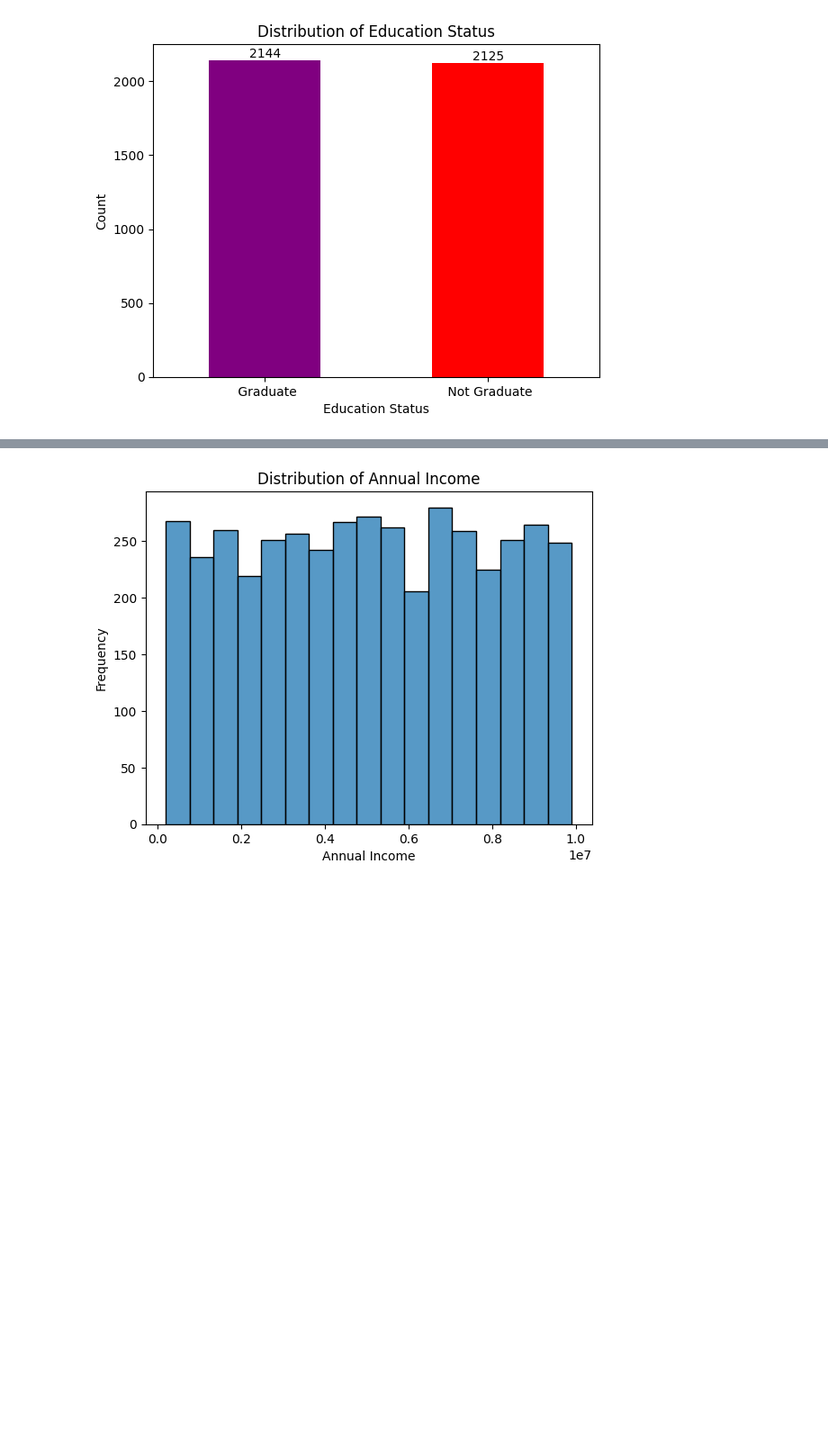
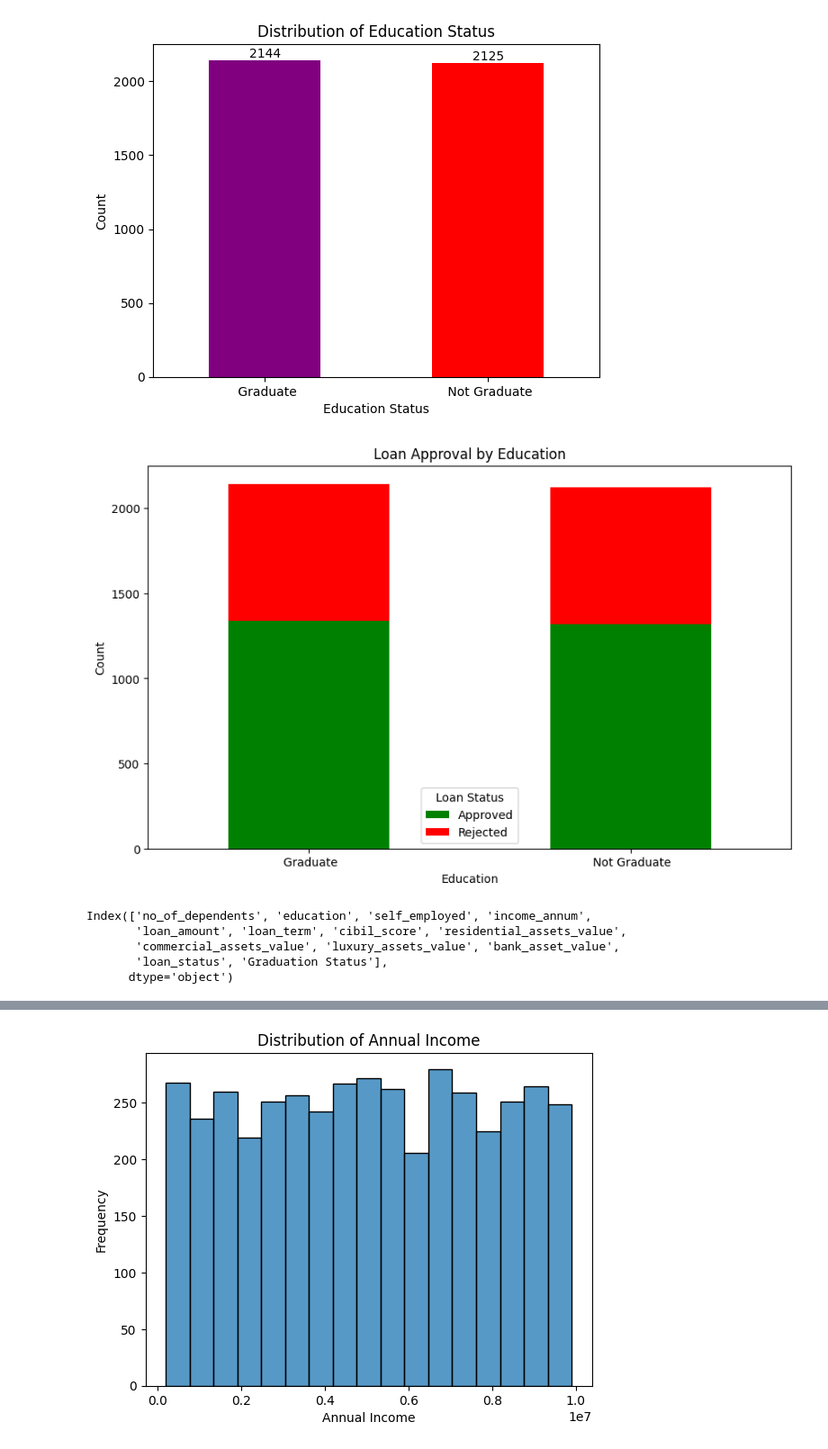
Before and after one commit to aliciahlavac/Project_4, a Jupyter notebook: Main.ipynb, the cells around one changed output, grey strips where cells are left out. Shown at 90% size. Saved outputs shown, nothing was run; the diff lists cells and outputs as text; code cells hidden in the pictures; blank space fills up the shorter version.

```diff
--- a/Main.ipynb
+++ b/Main.ipynb
@@ -174,3 +215,36 @@ for i, count in enumerate(education_status_counts):
 plt.show()
 # %% [output]
 [figure]
+# %%
+# Look at number of loan approval and rejections based on education level (graduated vs. not graduated)
+
+# Group the data by 'Education' and 'Loan_Status' columns
+approval_by_education = df.groupby(['education', 'loan_status']).size().unstack(fill_value=0)
+
+# Define custom colors for the bars
+colors = ['green', 'red']
+
+# Plot the stacked bar chart
+approval_by_education.plot(kind='bar', stacked=True, figsize=(10, 6), color=colors)
+
+# Customize the chart
+plt.title('Loan Approval by Education')
+plt.xlabel('Education')
+plt.ylabel('Count')
+plt.xticks(rotation=0)
+
+# Show the legend
+plt.legend(title='Loan Status', labels=['Approved', 'Rejected'])
+
+# Display the chart
+plt.show()
+# %% [output]
+[figure, added]
+# %%
+df.columns
+# %% [output]
+Index(['no_of_dependents', 'education', 'self_employed', 'income_annum',
+       'loan_amount', 'loan_term', 'cibil_score', 'residential_assets_value',
+       'commercial_assets_value', 'luxury_assets_value', 'bank_asset_value',
+       'loan_status', 'Graduation Status'],
+      dtype='object')
```
Also changed, not shown: parts of 5 cells of this notebook.
